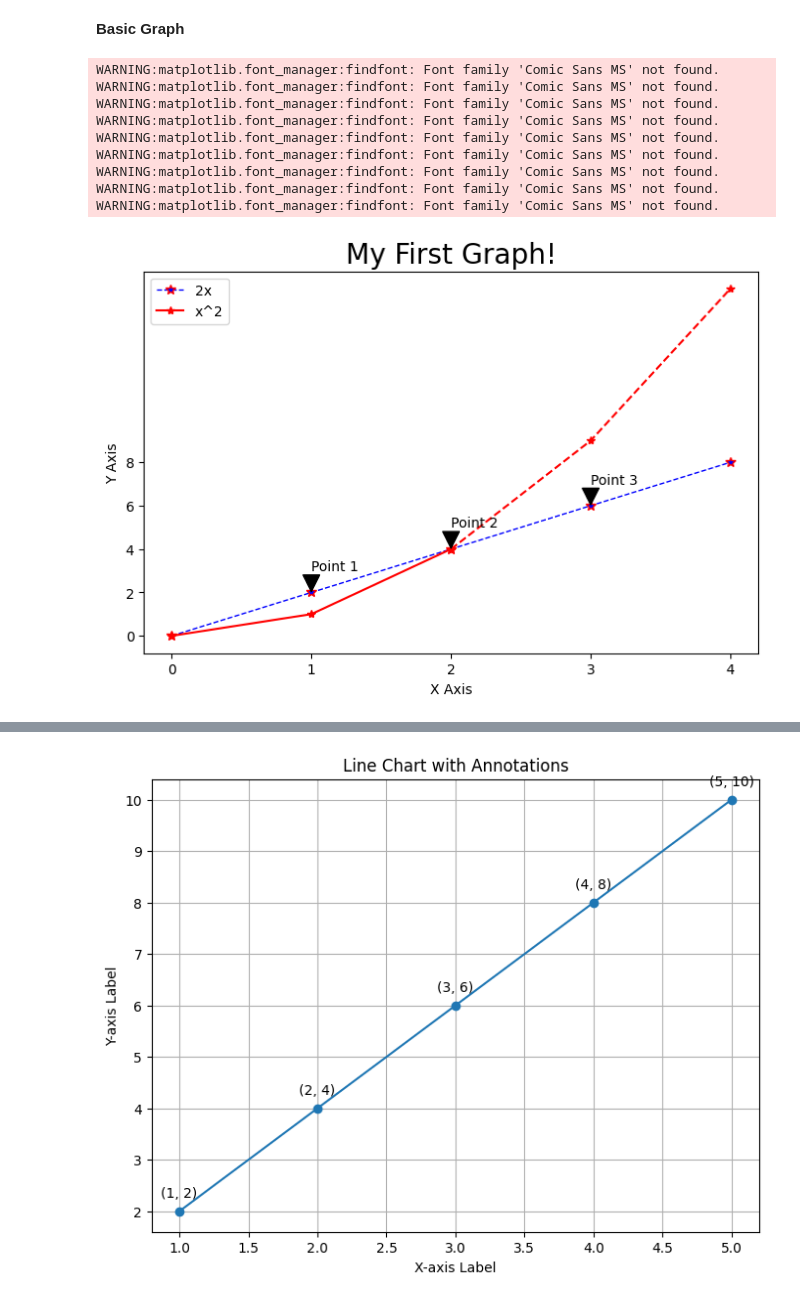
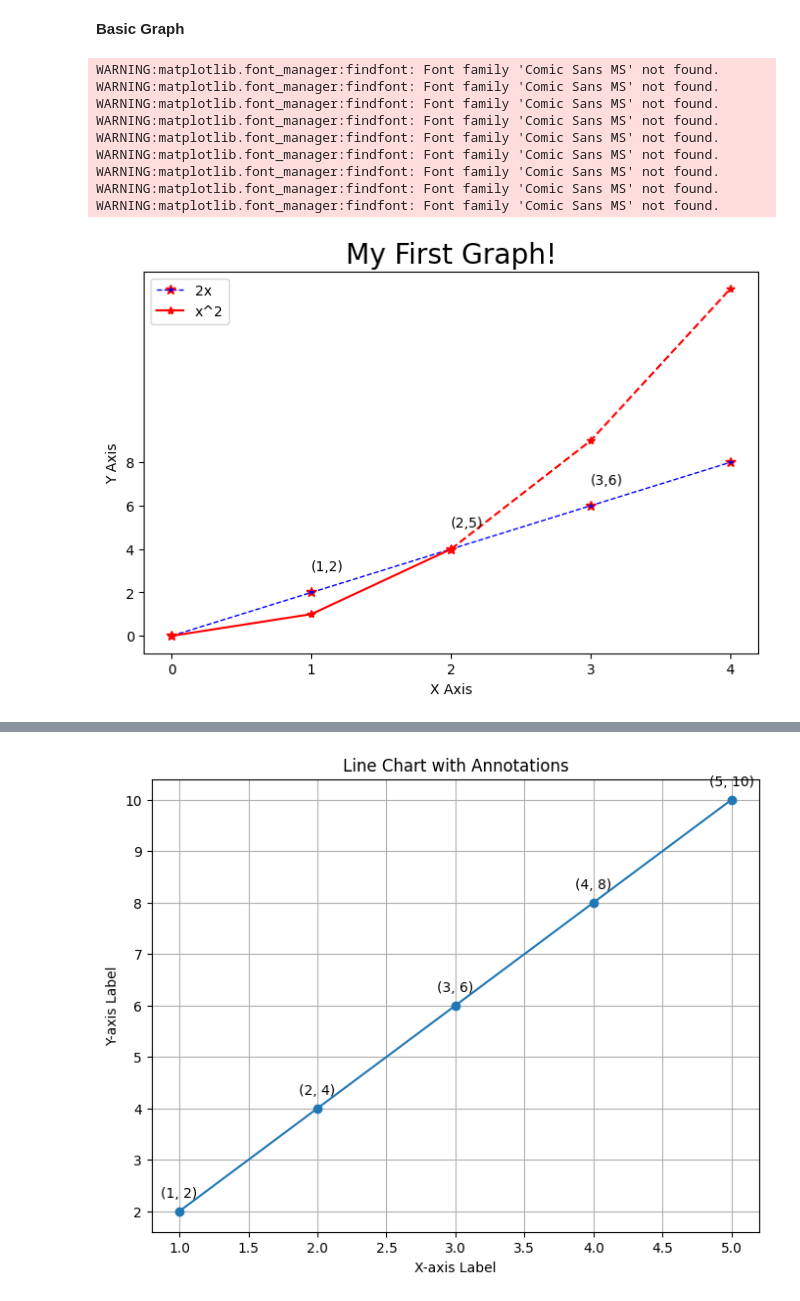
Before and after one commit to SrijaG29/libraries-practice, a Jupyter notebook: Matplotlib.ipynb, the cells around one changed output, grey strips where cells are left out. Drawn from its saved outputs; the diff is of its cells as text; code cells hidden in the pictures.

```diff
--- a/Matplotlib.ipynb
+++ b/Matplotlib.ipynb
@@ -40,37 +40,34 @@ plt.title('My First Graph!', fontdict={'fontname': 'Comic Sans MS', 'fontsize':
 
 # X and Y labels
 plt.xlabel('X Axis')
 plt.ylabel('Y Axis')
 
 # X, Y axis Tickmarks (scale of your graph)
 plt.xticks([0,1,2,3,4])
 plt.yticks([0,2,4,6,8])
 
 # Add annotations for specific points
-plt.annotate('Point 1', xy=(1, 2), xytext=(1, 3),
-             arrowprops=dict(facecolor='black', shrink=0.05))
-plt.annotate('Point 2', xy=(2, 4), xytext=(2, 5),
-             arrowprops=dict(facecolor='black', shrink=0.05))
-plt.annotate('Point 3', xy=(3, 6), xytext=(3, 7),
-             arrowprops=dict(facecolor='black', shrink=0.05))
+plt.annotate('(1,2)',xy=(1, 2), xytext=(1, 3))
+plt.annotate('(2,5)', xy=(2, 4), xytext=(2, 5))
+plt.annotate('(3,6)', xy=(3, 6), xytext=(3, 7))
 
 # plt.fill_between(x,y,y2,color='green',aplha=0.5)
 # Add a legend
 plt.legend()
 
 # Save figure (dpi 300 is good when saving so graph has high resolution)
 plt.savefig('mygraph.png', dpi=300)
 
 # Show plot
 plt.show()
 # %% [output]
 WARNING:matplotlib.font_manager:findfont: Font family 'Comic Sans MS' not found.
 WARNING:matplotlib.font_manager:findfont: Font family 'Comic Sans MS' not found.
 WARNING:matplotlib.font_manager:findfont: Font family 'Comic Sans MS' not found.
 WARNING:matplotlib.font_manager:findfont: Font family 'Comic Sans MS' not found.
 WARNING:matplotlib.font_manager:findfont: Font family 'Comic Sans MS' not found.
 WARNING:matplotlib.font_manager:findfont: Font family 'Comic Sans MS' not found.
 WARNING:matplotlib.font_manager:findfont: Font family 'Comic Sans MS' not found.
 WARNING:matplotlib.font_manager:findfont: Font family 'Comic Sans MS' not found.
 WARNING:matplotlib.font_manager:findfont: Font family 'Comic Sans MS' not found.
-[figure, old version]
+[figure, new version]
```
Also changed, not shown: parts of 24 cells of this notebook.
